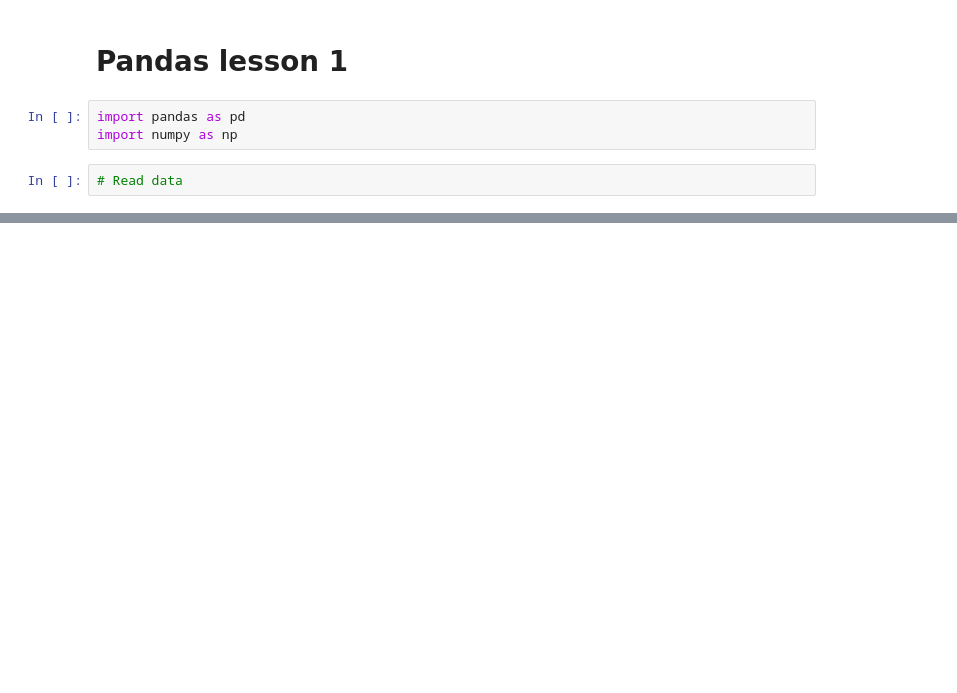
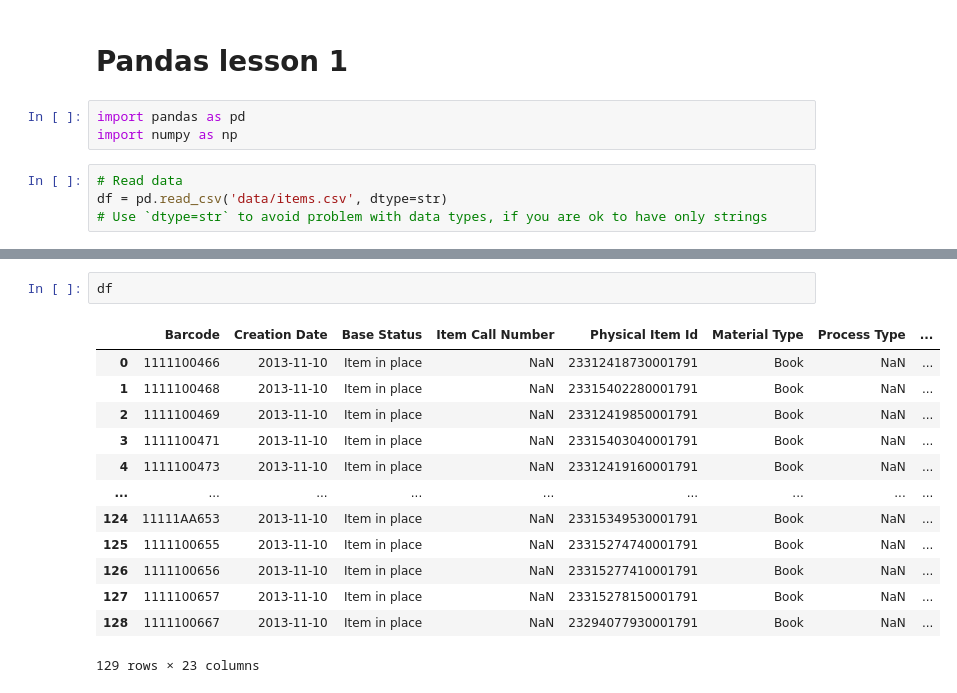
Before and after one commit to Raphael-Rey/python_training, a Jupyter notebook: Pandas_course/Training_1/Pandas_1.ipynb, the cells around one changed output, grey strips where cells are left out. Cells and saved outputs as stored; diff of their text form; blank space fills up the shorter version.

```diff
--- a/Pandas_course/Training_1/Pandas_1.ipynb
+++ b/Pandas_course/Training_1/Pandas_1.ipynb
@@ -5,3 +5,5 @@ import pandas as pd
 import numpy as np
 # %%
 # Read data
+df = pd.read_csv('data/items.csv', dtype=str)
+# Use `dtype=str` to avoid problem with data types, if you are ok to have only strings
@@ -8,2 +21,18 @@ import numpy as np
+# %%
+df
+# %% [output]
+|  | Barcode | Creation Date | Base Status | Item Call Number | Physical Item Id | Material Type | Process Type | ... |
+| 0 | 1111100466 | 2013-11-10 | Item in place | NaN | 23312418730001791 | Book | NaN | ... |
+| 1 | 1111100468 | 2013-11-10 | Item in place | NaN | 23315402280001791 | Book | NaN | ... |
+| 2 | 1111100469 | 2013-11-10 | Item in place | NaN | 23312419850001791 | Book | NaN | ... |
+| 3 | 1111100471 | 2013-11-10 | Item in place | NaN | 23315403040001791 | Book | NaN | ... |
+| 4 | 1111100473 | 2013-11-10 | Item in place | NaN | 23312419160001791 | Book | NaN | ... |
+| ... | ... | ... | ... | ... | ... | ... | ... | ... |
+| 124 | 11111AA653 | 2013-11-10 | Item in place | NaN | 23315349530001791 | Book | NaN | ... |
+| 125 | 1111100655 | 2013-11-10 | Item in place | NaN | 23315274740001791 | Book | NaN | ... |
+| 126 | 1111100656 | 2013-11-10 | Item in place | NaN | 23315277410001791 | Book | NaN | ... |
+| 127 | 1111100657 | 2013-11-10 | Item in place | NaN | 23315278150001791 | Book | NaN | ... |
+| 128 | 1111100667 | 2013-11-10 | Item in place | NaN | 23294077930001791 | Book | NaN | ... |
+129 rows × 23 columns
 # %%
 # See list of columns
```
Also changed, not shown: parts of 15 cells of this notebook.
